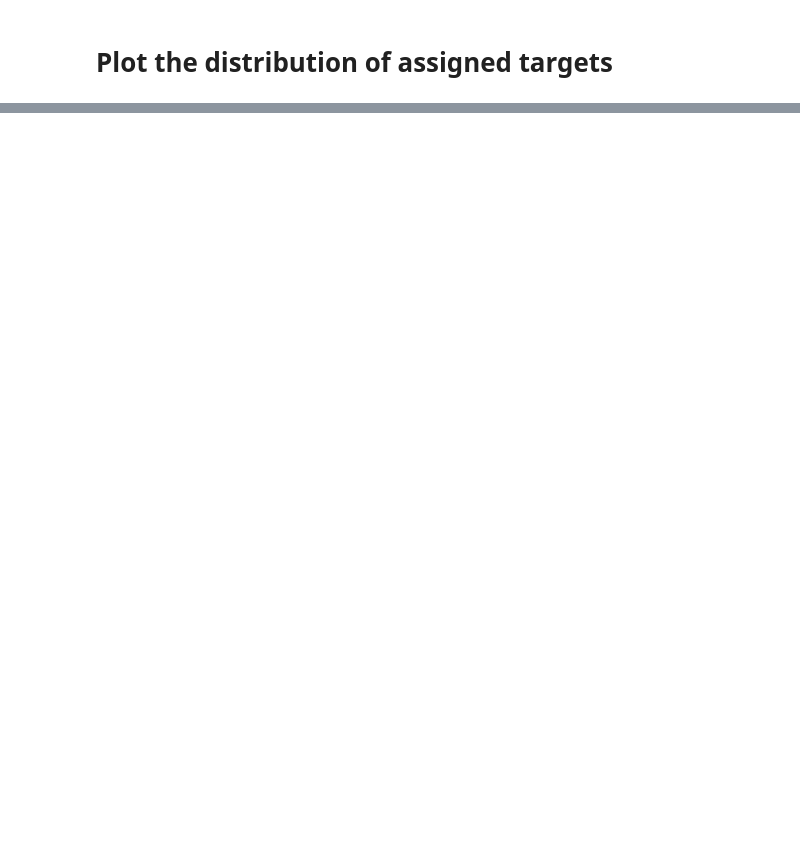
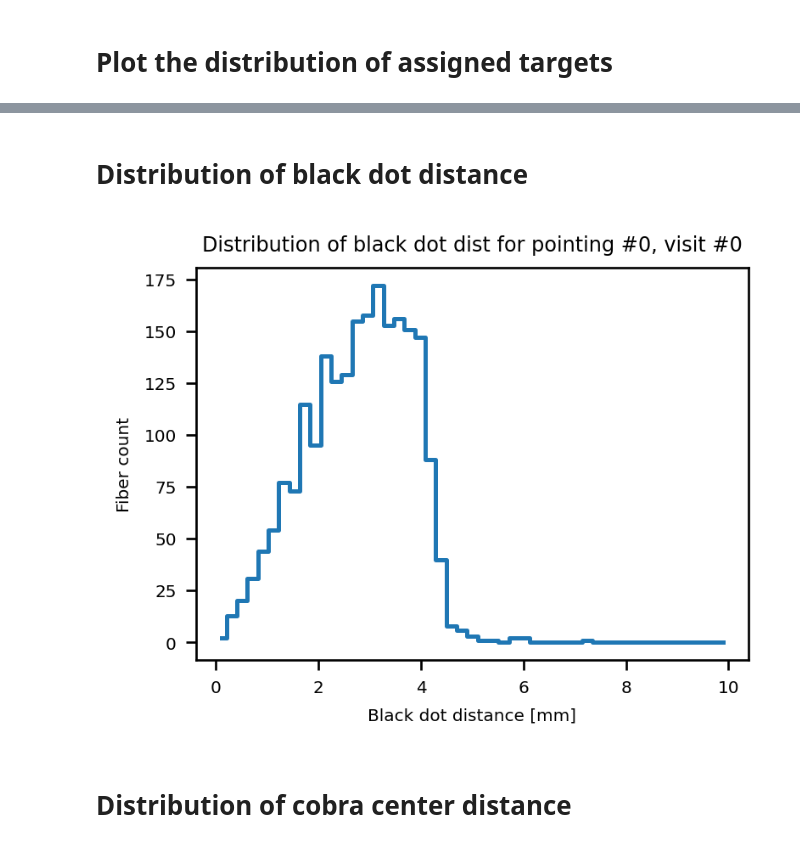
Before and after one commit to Subaru-PFS-GA/ga_targeting, a Jupyter notebook: python/pfs/ga/targeting/scripts/netflow/notebooks/assignments.ipynb, the cells around one changed output, grey strips where cells are left out. Drawn from its saved outputs; the diff is of its cells as text; code cells hidden in the pictures; blank space fills up the shorter version.

```diff
--- a/python/pfs/ga/targeting/scripts/netflow/notebooks/assignments.ipynb
+++ b/python/pfs/ga/targeting/scripts/netflow/notebooks/assignments.ipynb
@@ -492,0 +507,23 @@ ps1 assigned [  0 495]
+# %% [markdown]
+# Distribution of black dot distance
+# %%
+# total # of sky fibers assigned
+for pidx in np.sort(assignments['pointing_idx'].unique()):
+    for vidx in np.sort(assignments[assignments['pointing_idx'] == pidx]['visit_idx'].unique()):
+        f, ax = plt.subplots(1, 1, figsize=(3.5, 2.5), dpi=240)
+
+        mask = ((assignments['target_type'] != TargetType.UNASSIGNED) &
+                (assignments['target_type'] != TargetType.ENGINEERING))
+
+        bins = np.linspace(0, 10, 50)
+        hist, _ = np.histogram(assignments[mask & (assignments['visit_idx'] == vidx)]['black_dot_dist'], bins=bins)
+
+        ax.step(0.5 * (bins[1:] + bins[:-1]), hist, where='mid')
+
+        ax.set_title(f'Distribution of black dot dist for pointing #{pidx}, visit #{vidx}')
+        ax.set_xlabel('Black dot distance [mm]')
+        ax.set_ylabel('Fiber count')
+# %% [output]
+[figure, added]
+# %% [markdown]
+# Distribution of cobra center distance
```
Also changed, not shown: parts of 23 cells of this notebook, 31 other files.
